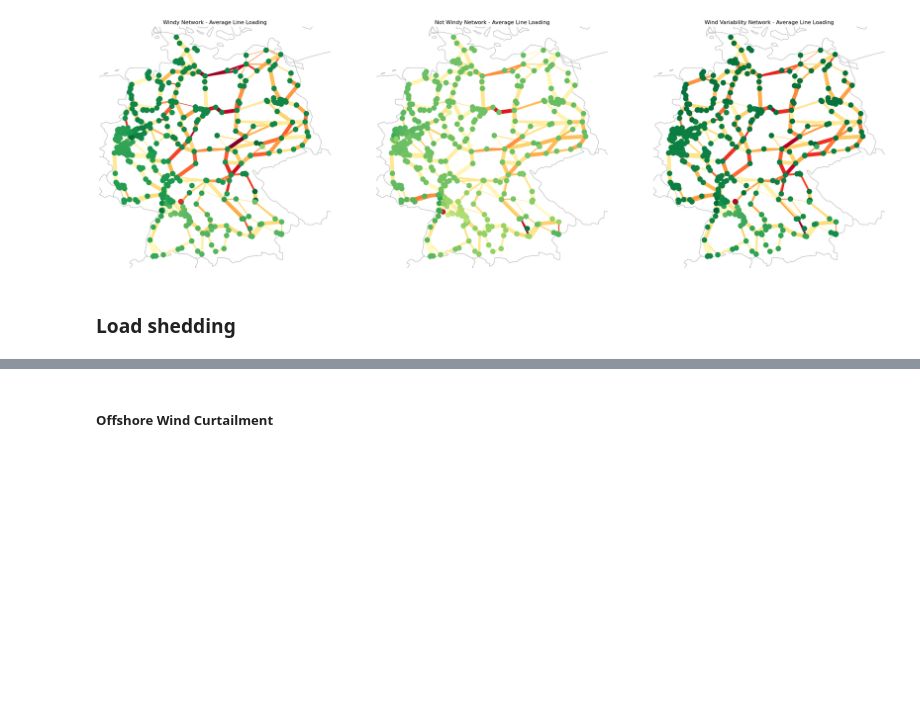
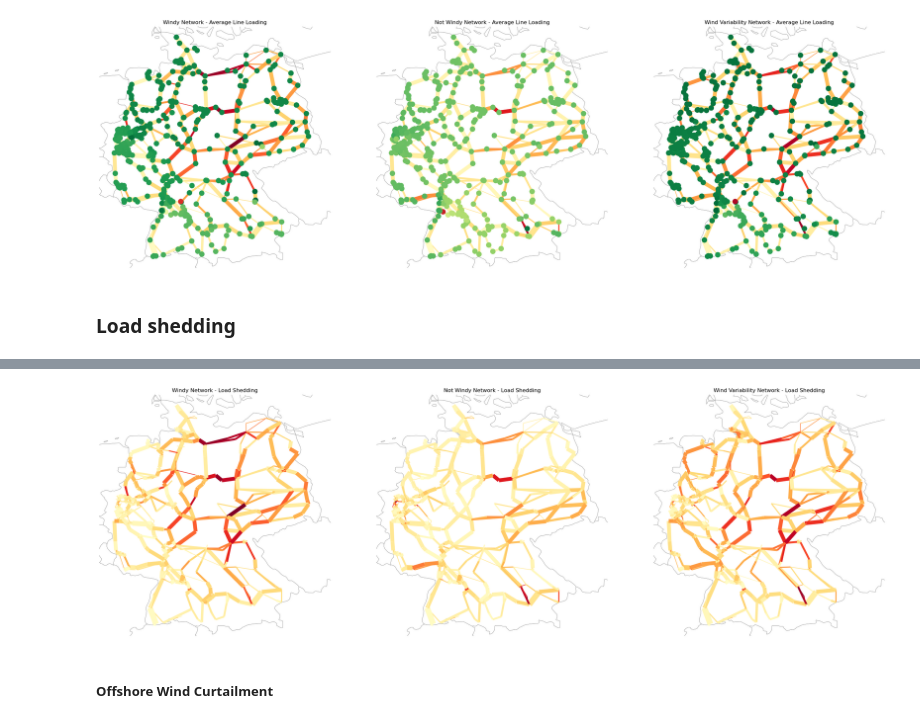
Before and after one commit to Luca2299/pypsa-eur, a Jupyter notebook: notebooks/Comparison_Base2.ipynb, the cells around one changed output, grey strips where cells are left out. Saved outputs shown, nothing was run; the diff lists cells and outputs as text; code cells hidden in the pictures; blank space fills up the shorter version.

```diff
--- a/notebooks/Comparison_Base2.ipynb
+++ b/notebooks/Comparison_Base2.ipynb
@@ -284,5 +228,7 @@ n3.statistics()
 # %%
-for dfname in ["buses","lines","generators","loads","links","storage_units","stores"]:
-    if hasattr(n, dfname):
-        print(dfname, len(getattr(n, dfname)))
+for n in networks.values():
+    print(f"\nNetwork: {n.name}")
+    for dfname in ["buses","lines","generators","loads","links","storage_units","stores"]:
+        if hasattr(n, dfname):
+            print(dfname, len(getattr(n, dfname)))
 # %% [output]
@@ -467,0 +318,67 @@ Not Windy Network:
+# %%
+# --- Create enhanced visualization ---
+fig, axes = plt.subplots(1, 3, figsize=(26, 8), subplot_kw={"projection": ccrs.EqualEarth()})
+
+# --- Helper Function to Plot Network with Average Loading ---
+def plot_network_load(n, ax, title):
+    avg_loading_n = (n.lines_t.p0.abs() / n.lines.s_nom).mean()
+    load_mask = n.generators.carrier.str.contains("load", case=False, na=False)
+    shed_gens = n.generators.index[load_mask]
+
+    if len(shed_gens) == 0:
+        print("No generator carrier containing 'load' found. Plot will show zeros.")
+        shed_by_bus_time = pd.DataFrame(
+            0.0, index=n.snapshots, columns=n.buses.index
+        )
+    else:
+        used_carriers = sorted(n.generators.loc[shed_gens, "carrier"].unique())
+        #print(f"Using load-related carriers: {used_carriers}")
+
+        # Time series of unmet load aggregated by bus [MW].
+        shed_by_bus_time = (
+            n.generators_t.p[shed_gens]
+            .T.groupby(n.generators.loc[shed_gens, "bus"])
+            .sum()
+            .T
+            .reindex(columns=n.buses.index, fill_value=0.0)
+        )
+
+
+    # Pick the snapshot with the highest system-wide unmet load.
+    total_shed = shed_by_bus_time.sum(axis=1)
+    worst_shed_snapshot = total_shed.idxmax()
+    unmet_load_at_snapshot = shed_by_bus_time.loc[worst_shed_snapshot]
+
+    n.plot(
+        ax=ax,
+        geomap=True,
+        title=title,
+        #bus_sizes=0.01, # Size buses by unmet load at worst snapshot
+        bus_sizes=unmet_load_at_snapshot/5000,
+        #bus_colors=unmet_load_at_snapshot,
+        bus_alpha=0.5,
+        bus_cmap="YlOrRd",
+        line_colors=avg_loading_n,
+        line_cmap="YlOrRd",
+        line_width=n.lines.s_nom / 400,
+        link_width=n.links.p_nom / 400 if not n.links.empty else 0,
+    )
+
+    return avg_loading_n
+
+# Plot Average Loading Over All Snapshots for each network
+i = 0
+for n in networks.values():
+    avg_loading = plot_network_load(n, axes[i], n.name + " Network - Load Shedding")
+    print("=" * 70)
+    print(f" Network: {n.name}")
+    print(f"  Average loading across all lines: {avg_loading.mean():.2%}")
+    print(f"  Max average loading: {avg_loading.max():.2%}")
+    print(f"  Lines with >60% avg loading: {(avg_loading > 0.6).sum()}")
+    print(f"  Lines with >70% avg loading: {(avg_loading > 0.7).sum()}")
+    print("=" * 70)
+    i += 1
+
+plt.tight_layout()
+plt.show()
+# %% [output]
@@ -468,3 +402,4 @@ Not Windy Network:
+[figure, added]
 # %% [markdown]
 ##### Offshore Wind Curtailment
 # %%
```
Also changed, not shown: parts of 13 cells of this notebook, 3 other files.
